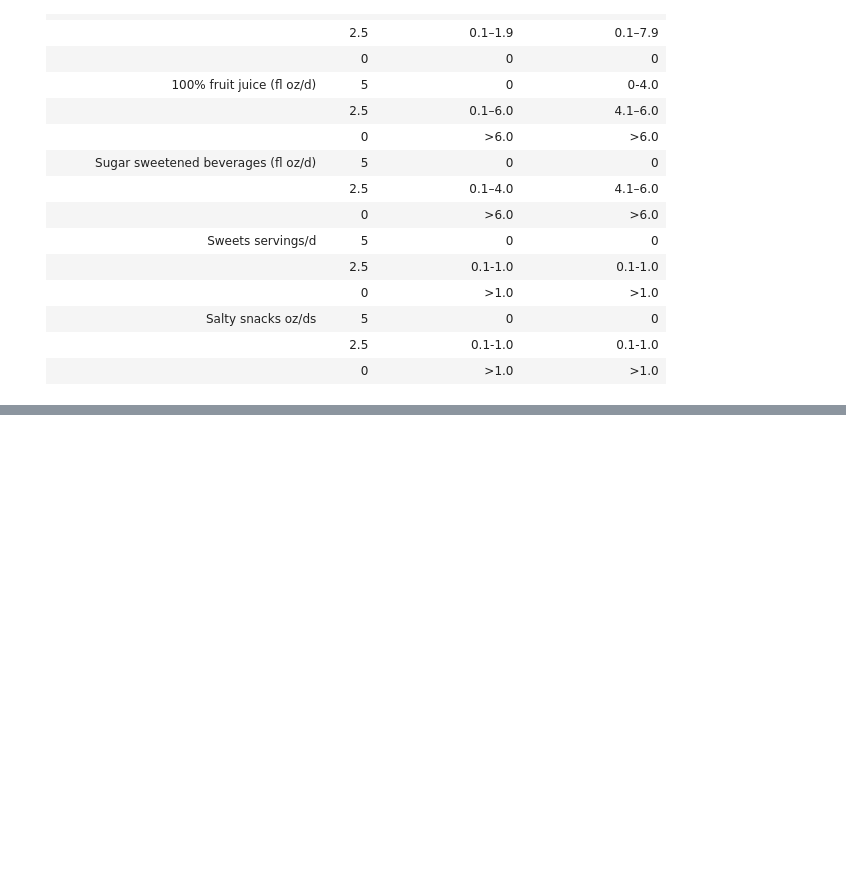
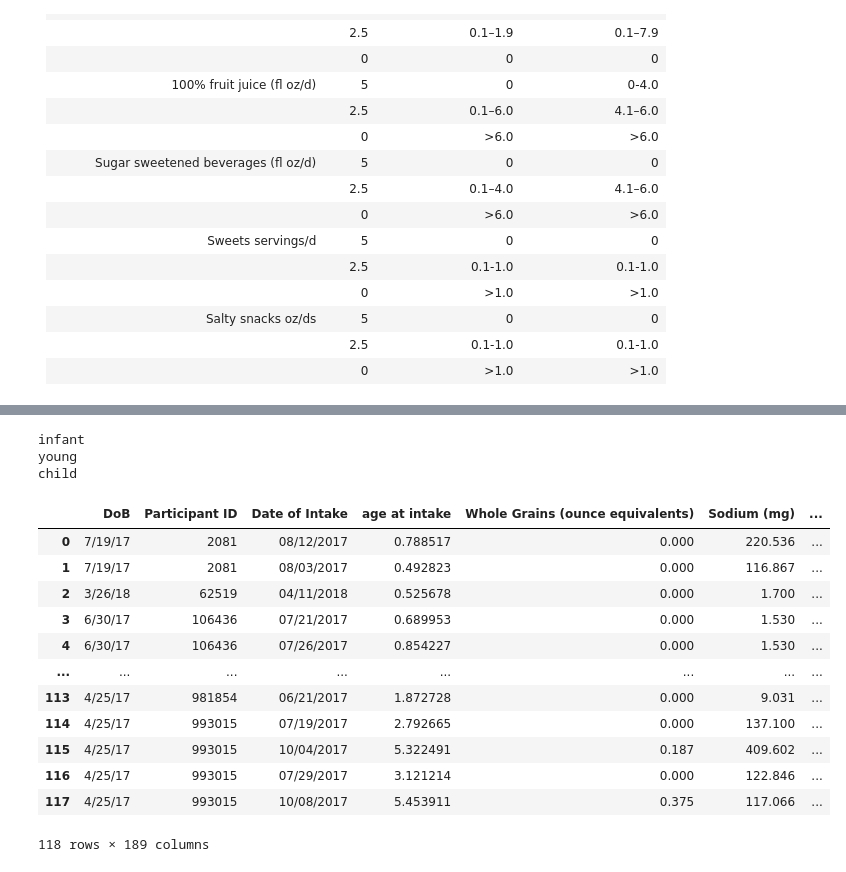
Before and after one commit to niblunc/BCP, a Jupyter notebook: HEI/DQI/Child check.ipynb, the cells around one changed output, grey strips where cells are left out. Saved outputs shown, nothing was run; the diff lists cells and outputs as text; code cells hidden in the pictures; blank space fills up the shorter version.

Commit message:
figured out the infant feeding

```diff
--- a/HEI/DQI/Child check.ipynb
+++ b/HEI/DQI/Child check.ipynb
@@ -898,0 +792,10 @@ df[['HEIX3_WHOLEGRAIN','HEI_WHOLEGRAINS','hei_wholegrains']]
+# %%
+def BF_infant(df):
+    df.loc[(df['breastfed'] == 'yes') & (df['age_stop'] > df['age at intake']) | (df['age_stop'].isnull() == True) & (df['age_formula'] > df['age at intake']) | df['age_formula'].isnull() == True, 'Infant'] = 'EXBF'
+    df.loc[(df['breastfed'] == 'no') & (df['age_stop_formula'] > df['age at intake']), 'Infant'] = 'EXFORM'
+    df.loc[(df['age_stop'] == 0) , 'Infant'] = 'EXFORM'
+    df.loc[(df['breastfed'] == 'yes') & (df['age_formula'] < df['age at intake']), 'Infant'] = 'MIX'
+# %%
+def BF_young_child(df):
+    df.loc[(df['breastfed'] == 'yes') & (df['age_stop'] >= df['age at intake']), 'child_young'] = 'BF'
+    df.loc[(df['age_stop'] < df['age at intake']) | (df['age_stop'].isnull() == True), 'child_young'] = 'noBF'
@@ -898,0 +804,33 @@ df[['HEIX3_WHOLEGRAIN','HEI_WHOLEGRAINS','hei_wholegrains']]
+# %%
+bf_dict = {}
+# %%
+for key, df in calc_dict.items():
+    print(key)
+    if key == 'infant':
+        test = df.merge(df_bf, left_on='Participant ID', right_on='Participant ID')
+        BF_infant(test)
+        bf_dict[key] = test
+    else:
+        test = df.merge(df_bf, left_on='Participant ID', right_on='Participant ID')
+        BF_young_child(test)
+        bf_dict[key] = test
+# %% [output]
+infant
+young
+child
+# %%
+bf_dict['infant']
+# %% [output]
+|  | DoB | Participant ID | Date of Intake | age at intake | Whole Grains (ounce equivalents) | Sodium (mg) | ... |
+| 0 | 7/19/17 | 2081 | 08/12/2017 | 0.788517 | 0.000 | 220.536 | ... |
+| 1 | 7/19/17 | 2081 | 08/03/2017 | 0.492823 | 0.000 | 116.867 | ... |
+| 2 | 3/26/18 | 62519 | 04/11/2018 | 0.525678 | 0.000 | 1.700 | ... |
+| 3 | 6/30/17 | 106436 | 07/21/2017 | 0.689953 | 0.000 | 1.530 | ... |
+| 4 | 6/30/17 | 106436 | 07/26/2017 | 0.854227 | 0.000 | 1.530 | ... |
+| ... | ... | ... | ... | ... | ... | ... | ... |
+| 113 | 4/25/17 | 981854 | 06/21/2017 | 1.872728 | 0.000 | 9.031 | ... |
+| 114 | 4/25/17 | 993015 | 07/19/2017 | 2.792665 | 0.000 | 137.100 | ... |
+| 115 | 4/25/17 | 993015 | 10/04/2017 | 5.322491 | 0.187 | 409.602 | ... |
+| 116 | 4/25/17 | 993015 | 07/29/2017 | 3.121214 | 0.000 | 122.846 | ... |
+| 117 | 4/25/17 | 993015 | 10/08/2017 | 5.453911 | 0.375 | 117.066 | ... |
+118 rows × 189 columns
```
Also changed, not shown: parts of 32 cells of this notebook.
